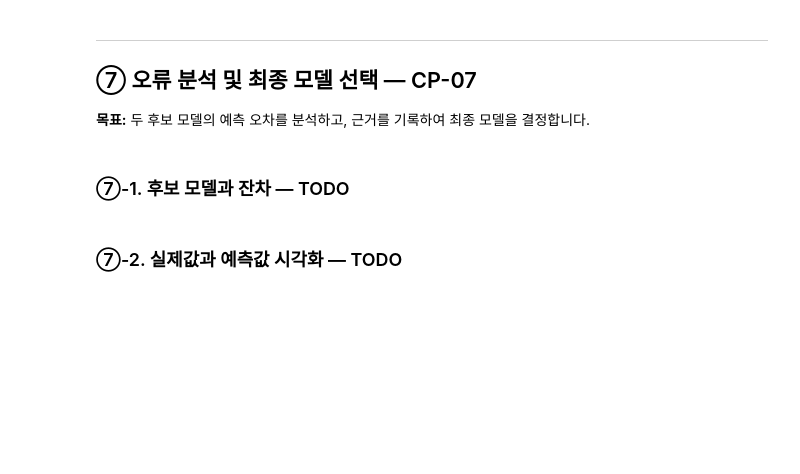
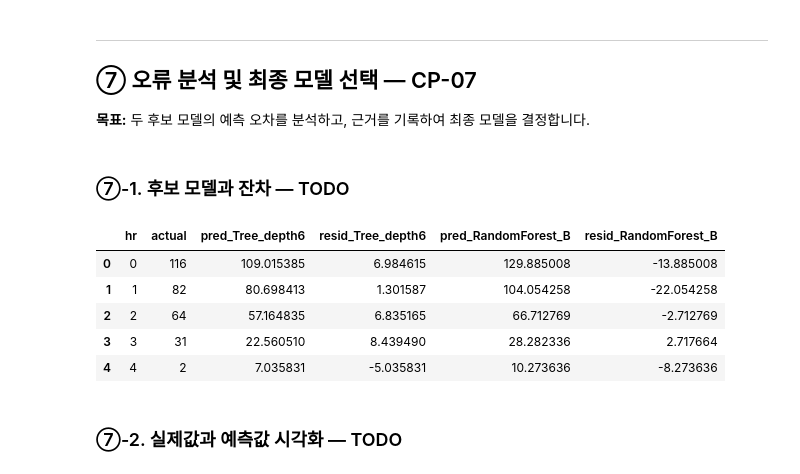
Before and after one commit to Terence20t/ai-mini-project, a Jupyter notebook: mini-project-01/code/01_regression_bike_demand.ipynb, the cells around one changed output. Cells and saved outputs as stored; diff of their text form; code cells hidden in the pictures; blank space fills up the shorter version.

```diff
--- a/mini-project-01/code/01_regression_bike_demand.ipynb
+++ b/mini-project-01/code/01_regression_bike_demand.ipynb
@@ -743,22 +752,32 @@ display(results_df.round(3))
 # %%
 # TODO 7-1. results_df를 검토하여 오류 분석할 후보 모델 2개를 선택합니다.
 # tree_models, rf_models 또는 앞서 학습한 모델 객체를 활용합니다.
 candidates = {
     # "후보 이름": 학습된 모델 객체
+    "Tree_depth6": tree_models[6],
+    "RandomForest_B": rf_models["B"]
 }
 
 # [공통] 실제값과 시간대 DataFrame
 pred_df = pd.DataFrame({
     "hr": X_valid["hr"].values,
     "actual": y_valid.values,
 })
 
 # TODO 7-2. 각 모델의 Validation 예측값과 잔차를 계산합니다.
 for name, model in candidates.items():
-    pred_df[f"pred_{name}"] = ...
-    pred_df[f"resid_{name}"] = ...
-
+    pred_df[f"pred_{name}"] = model.predict(X_valid)
+    pred_df[f"resid_{name}"] = (
+        pred_df["actual"] - pred_df[f"pred_{name}"]
+    )
 display(pred_df.head())
+# %% [output]
+|  | hr | actual | pred_Tree_depth6 | resid_Tree_depth6 | pred_RandomForest_B | resid_RandomForest_B |
+| 0 | 0 | 116 | 109.015385 | 6.984615 | 129.885008 | -13.885008 |
+| 1 | 1 | 82 | 80.698413 | 1.301587 | 104.054258 | -22.054258 |
+| 2 | 2 | 64 | 57.164835 | 6.835165 | 66.712769 | -2.712769 |
+| 3 | 3 | 31 | 22.560510 | 8.439490 | 28.282336 | 2.717664 |
+| 4 | 4 | 2 | 7.035831 | -5.035831 | 10.273636 | -8.273636 |
 # %% [markdown]
 ### ⑦-2. 실제값과 예측값 시각화 — TODO
 # %%
```
Also changed, not shown: parts of 9 cells of this notebook.
